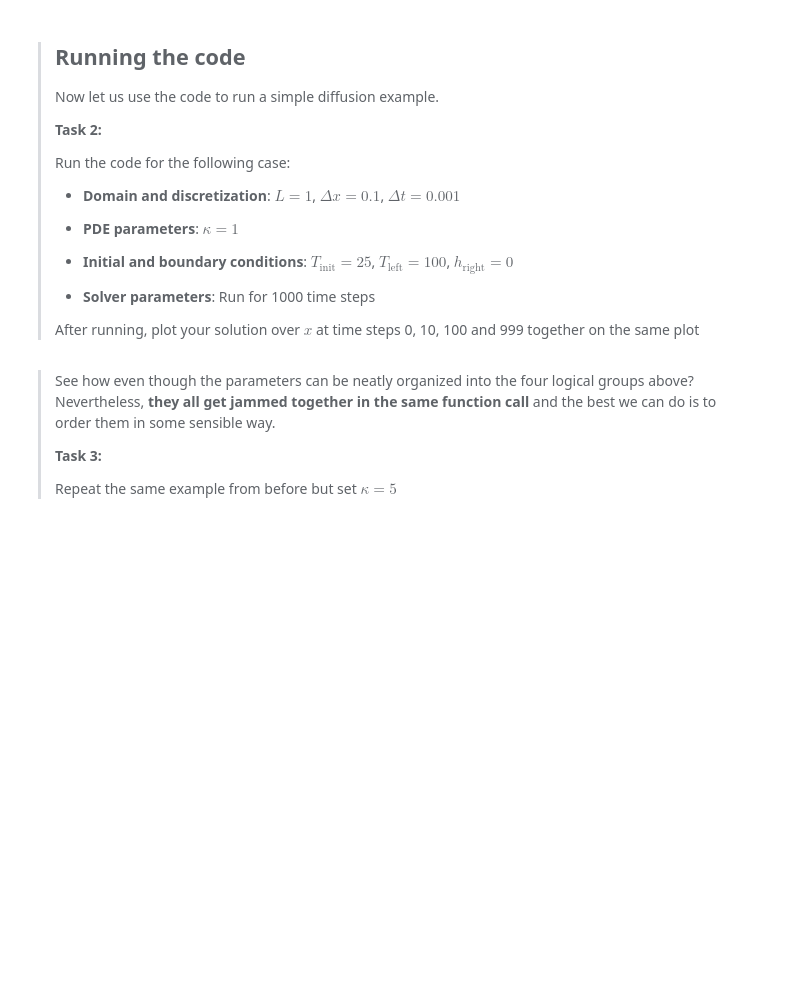
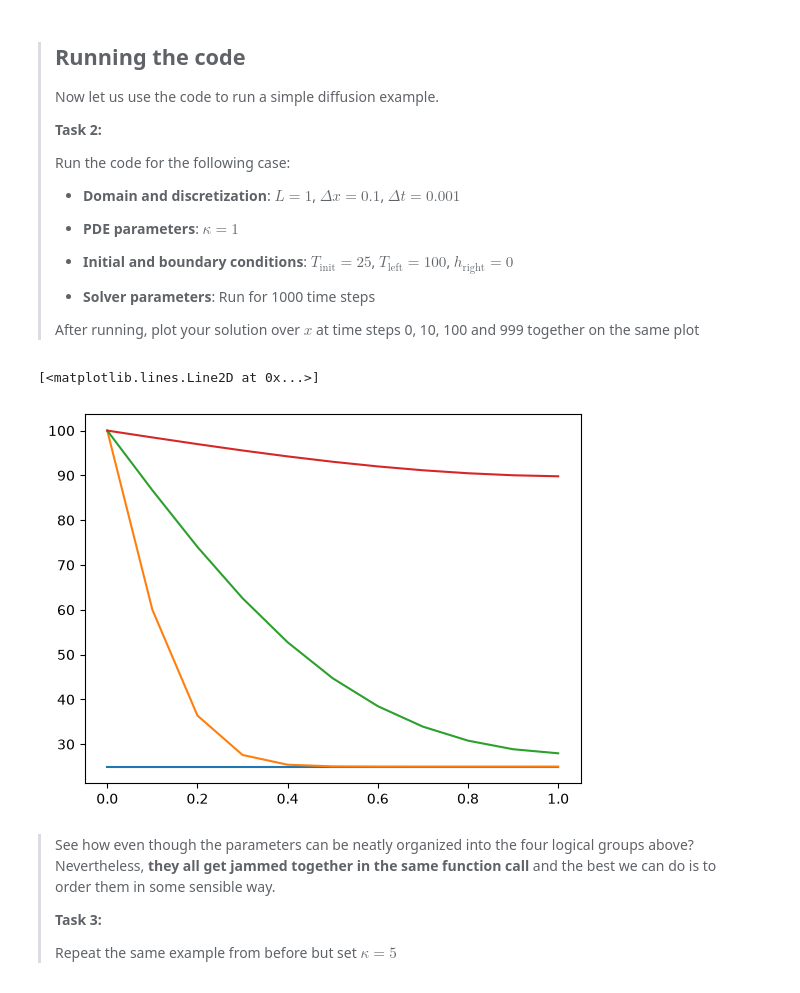
Before and after one commit to Jonathanvandeminkelis/PA2.1, a Jupyter notebook: 1_functional.ipynb, the cells around one changed output. Saved outputs shown, nothing was run; the diff lists cells and outputs as text; code cells hidden in the pictures; blank space fills up the shorter version.

```diff
--- a/1_functional.ipynb
+++ b/1_functional.ipynb
@@ -31,18 +31,18 @@ def run_diffusion(
     T = np.zeros((n_steps,nx))
 
     # temperature field at t=0
-    T[0,:] = # YOUR_CODE_LINE_HERE
+    T[0,:] = T_init
 
     # loop through time
     for n in range(n_steps-1):
         # solution on the left
-        T[n+1,0] = # YOUR_CODE_LINE_HERE
+        T[n+1,0] = T_left
 
         # solution in the interior
         for m in range(1,nx-1):
-            # YOUR_CODE_LINE_HERE
+            T[n+1, m] = T[n, m] + (kappa*dt/dx/dx) * (T[n, m + 1] - 2 * T[n, m] + T[n, m - 1])
 
         # solution on the right
-        T[n+1,-1] = # YOUR_CODE_LINE_HERE
+        T[n+1,-1] = T[n, -1] + (kappa*dt/dx/dx) * (T[n, -2] - T[n, -1] + h_right*dx)
 
     return x, T
@@ -74,3 +66,15 @@ x,T = # YOUR_CODE_LINE_HERE
+# %%
+# run the solver
+x,T = run_diffusion(1, 0.1, 0.001, 1, 25, 100, 0, 1000)
+
+# plot the solution
+plt.plot(x, T[0,:])
+plt.plot(x, T[10,:])
+plt.plot(x, T[100,:])
+plt.plot(x, T[999,:])
+# %% [output]
+[<matplotlib.lines.Line2D at 0x...>]
+[figure, added]
 # %% [markdown]
 > See how even though the parameters can be neatly organized into the four logical groups above? Nevertheless, **they all get jammed together in the same function call** and the best we can do is to order them in some sensible way.
 >
```
Also changed, not shown: parts of 8 cells of this notebook.
